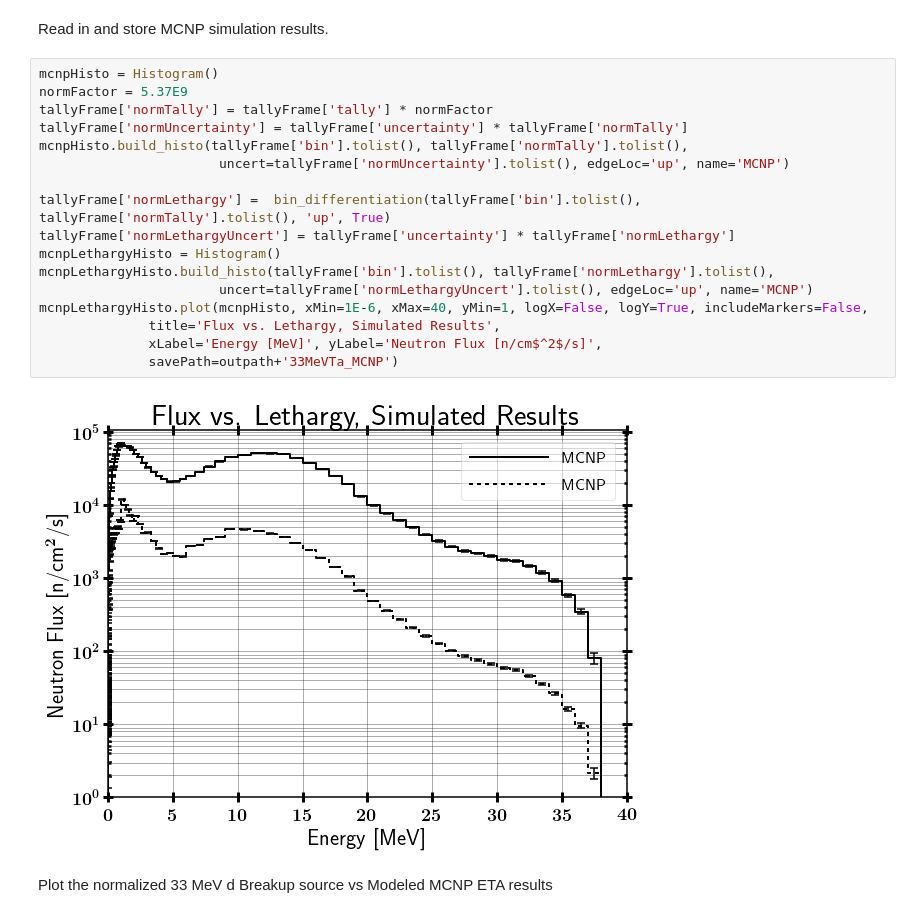
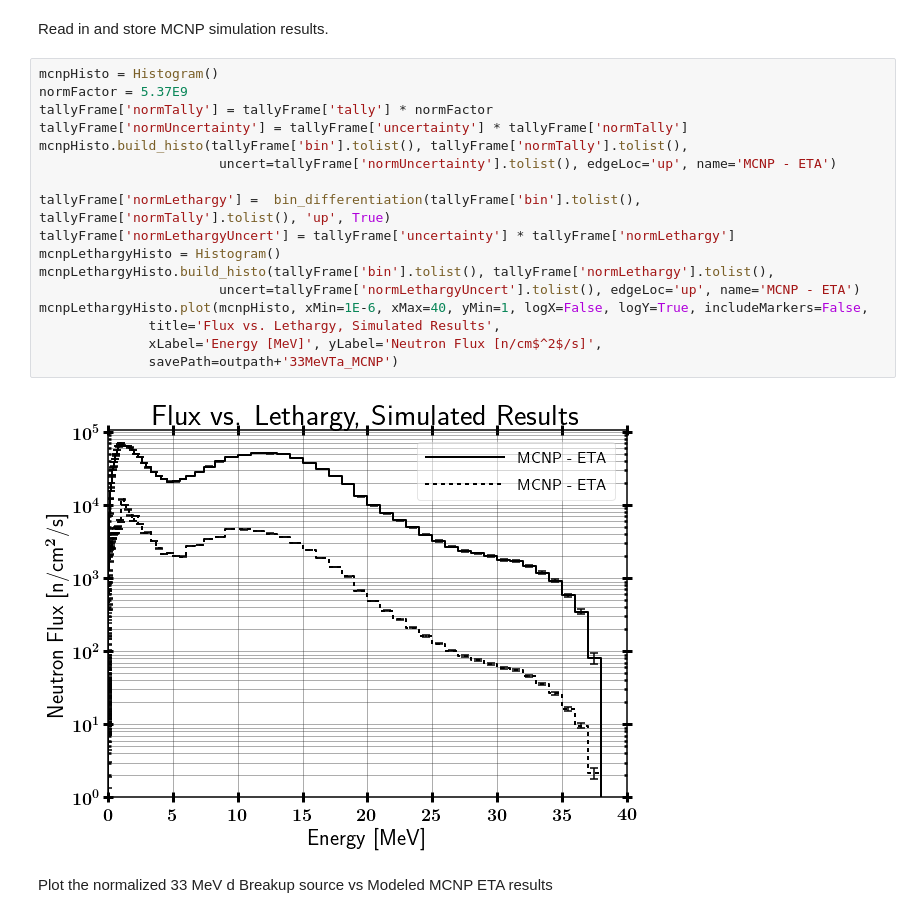
Before and after one commit to 2lambda123/88_Data, a Jupyter notebook: Experiments/Activation/33MeVTa_25Apr/Unfold/ETA/STAYSL_ETA_Input-&-Analysis.ipynb, the cells around one changed output. Saved outputs shown, nothing was run; the diff lists cells and outputs as text.

```diff
--- a/Experiments/Activation/33MeVTa_25Apr/Unfold/ETA/STAYSL_ETA_Input-&-Analysis.ipynb
+++ b/Experiments/Activation/33MeVTa_25Apr/Unfold/ETA/STAYSL_ETA_Input-&-Analysis.ipynb
@@ -209,22 +209,22 @@ Read in and store MCNP simulation results.
 # %%
 mcnpHisto = Histogram()
 normFactor = 5.37E9
 tallyFrame['normTally'] = tallyFrame['tally'] * normFactor
 tallyFrame['normUncertainty'] = tallyFrame['uncertainty'] * tallyFrame['normTally']
 mcnpHisto.build_histo(tallyFrame['bin'].tolist(), tallyFrame['normTally'].tolist(),
-                       uncert=tallyFrame['normUncertainty'].tolist(), edgeLoc='up', name='MCNP')
+                       uncert=tallyFrame['normUncertainty'].tolist(), edgeLoc='up', name='MCNP - ETA')
 
 tallyFrame['normLethargy'] =  bin_differentiation(tallyFrame['bin'].tolist(), tallyFrame['normTally'].tolist(), 'up', True)
 tallyFrame['normLethargyUncert'] = tallyFrame['uncertainty'] * tallyFrame['normLethargy']
 mcnpLethargyHisto = Histogram()
 mcnpLethargyHisto.build_histo(tallyFrame['bin'].tolist(), tallyFrame['normLethargy'].tolist(),
-                       uncert=tallyFrame['normLethargyUncert'].tolist(), edgeLoc='up', name='MCNP')
+                       uncert=tallyFrame['normLethargyUncert'].tolist(), edgeLoc='up', name='MCNP - ETA')
 mcnpLethargyHisto.plot(mcnpHisto, xMin=1E-6, xMax=40, yMin=1, logX=False, logY=True, includeMarkers=False,
               title='Flux vs. Lethargy, Simulated Results',
               xLabel='Energy [MeV]', yLabel='Neutron Flux [n/cm$^2$/s]',
               savePath=outpath+'33MeVTa_MCNP')
 # %% [output]
-[figure, old version]
+[figure, new version]
 # %% [markdown]
 Plot the normalized 33 MeV d Breakup source vs Modeled MCNP ETA results
 # %%
```
Also changed, not shown: parts of 5 cells of this notebook, 19 other files.
